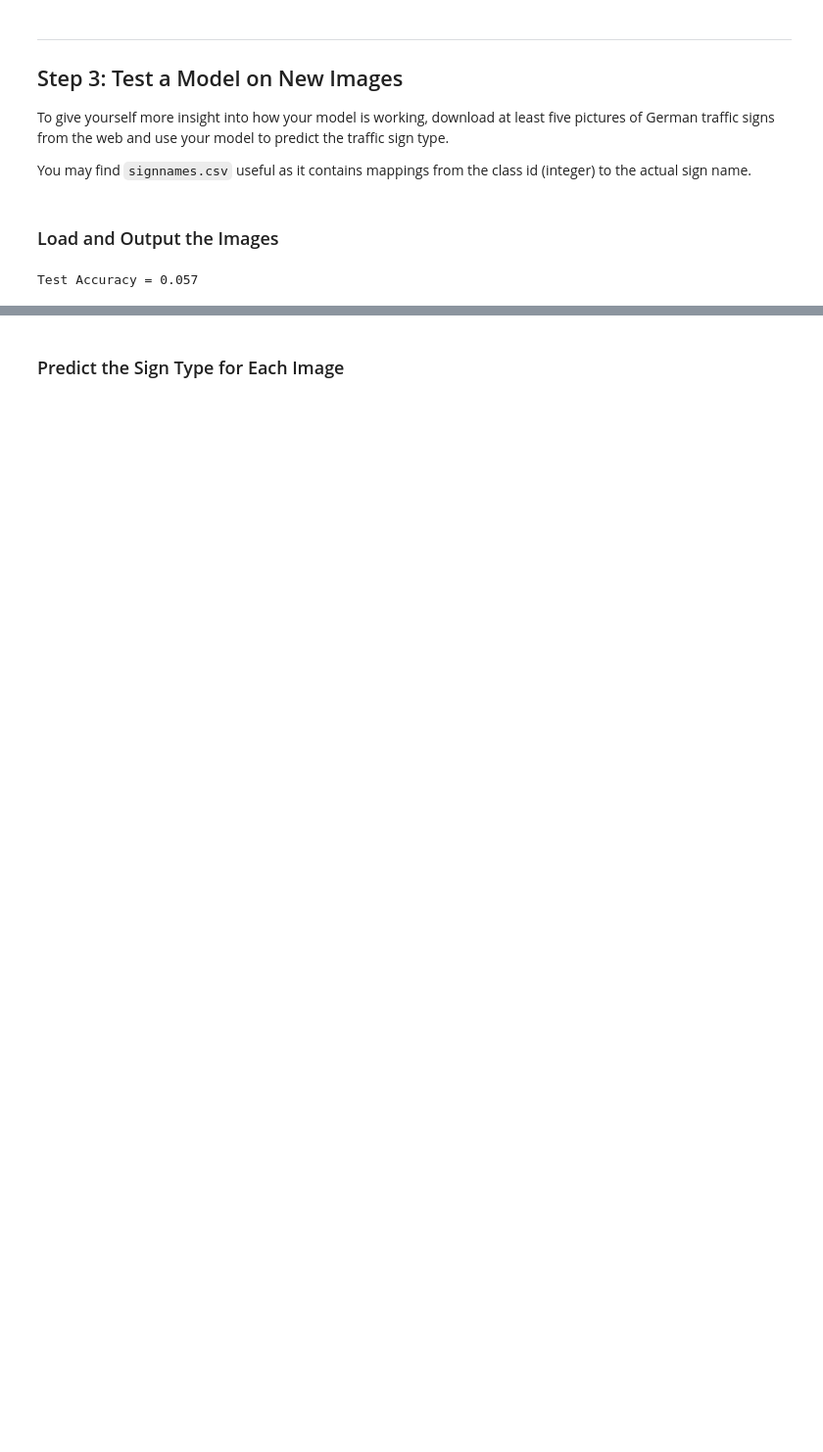
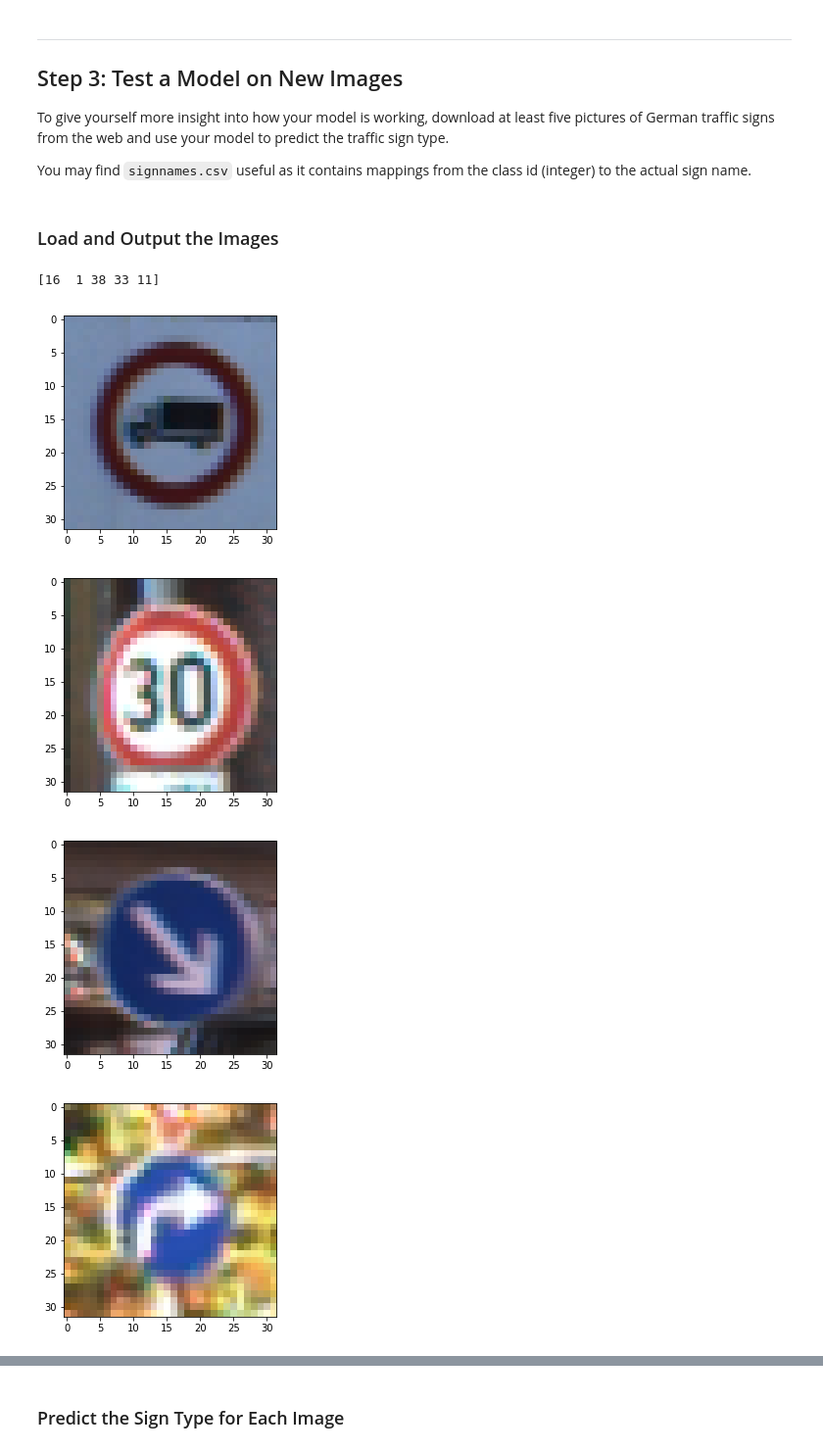
Before and after one commit to DolphinWorld/udacitySelfDrivingCourse, a Jupyter notebook: P2/Traffic_Sign_Classifier.ipynb, the cells around one changed output, grey strips where cells are left out. Shown: that part at 98% size. Cells and saved outputs as stored; diff of their text form; code cells hidden in the pictures; blank space fills up the shorter version.

```diff
--- a/P2/Traffic_Sign_Classifier.ipynb
+++ b/P2/Traffic_Sign_Classifier.ipynb
@@ -321,14 +327,25 @@ To give yourself more insight into how your model is working, download at least
 You may find `signnames.csv` useful as it contains mappings from the class id (integer) to the actual sign name.
 # %% [markdown]
 ### Load and Output the Images
-# %%
-### Load the images and plot them here.
-### Feel free to use as many code cells as needed.
-
-with tf.Session() as sess:
-    saver.restore(sess, tf.train.latest_checkpoint('.'))
-
-    test_accuracy = evaluate(X_test, y_test)
-    print("Test Accuracy = {:.3f}".format(test_accuracy))
-# %% [output]
-Test Accuracy = 0.057
+# %%
+### Load the images and plot them here.
+### Feel free to use as many code cells as needed.
+import matplotlib.pyplot as plt
+
+plt.figure()
+plt.imshow(X_test_raw[0])
+plt.figure()
+plt.imshow(X_test_raw[1])
+plt.figure()
+plt.imshow(X_test_raw[2])
+plt.figure()
+plt.imshow(X_test_raw[3])
+plt.figure()
+plt.imshow(X_test_raw[4])
+print(y_test[0:5])
+# %% [output]
+[16  1 38 33 11]
+[figure, added]
+[figure, added]
+[figure, added]
+[figure, added]
```
Also changed, not shown: parts of 9 cells of this notebook, 1 other file.
